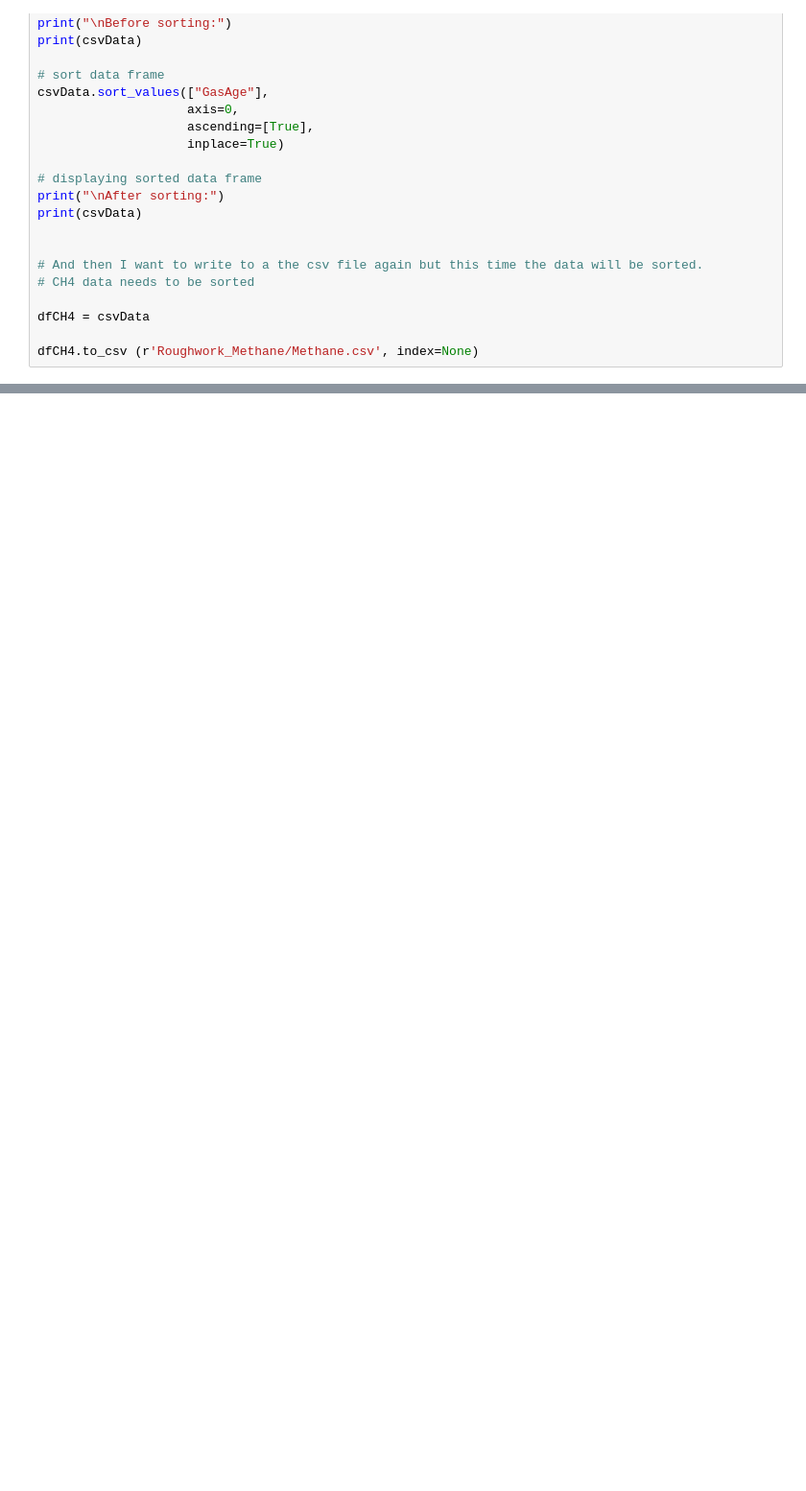
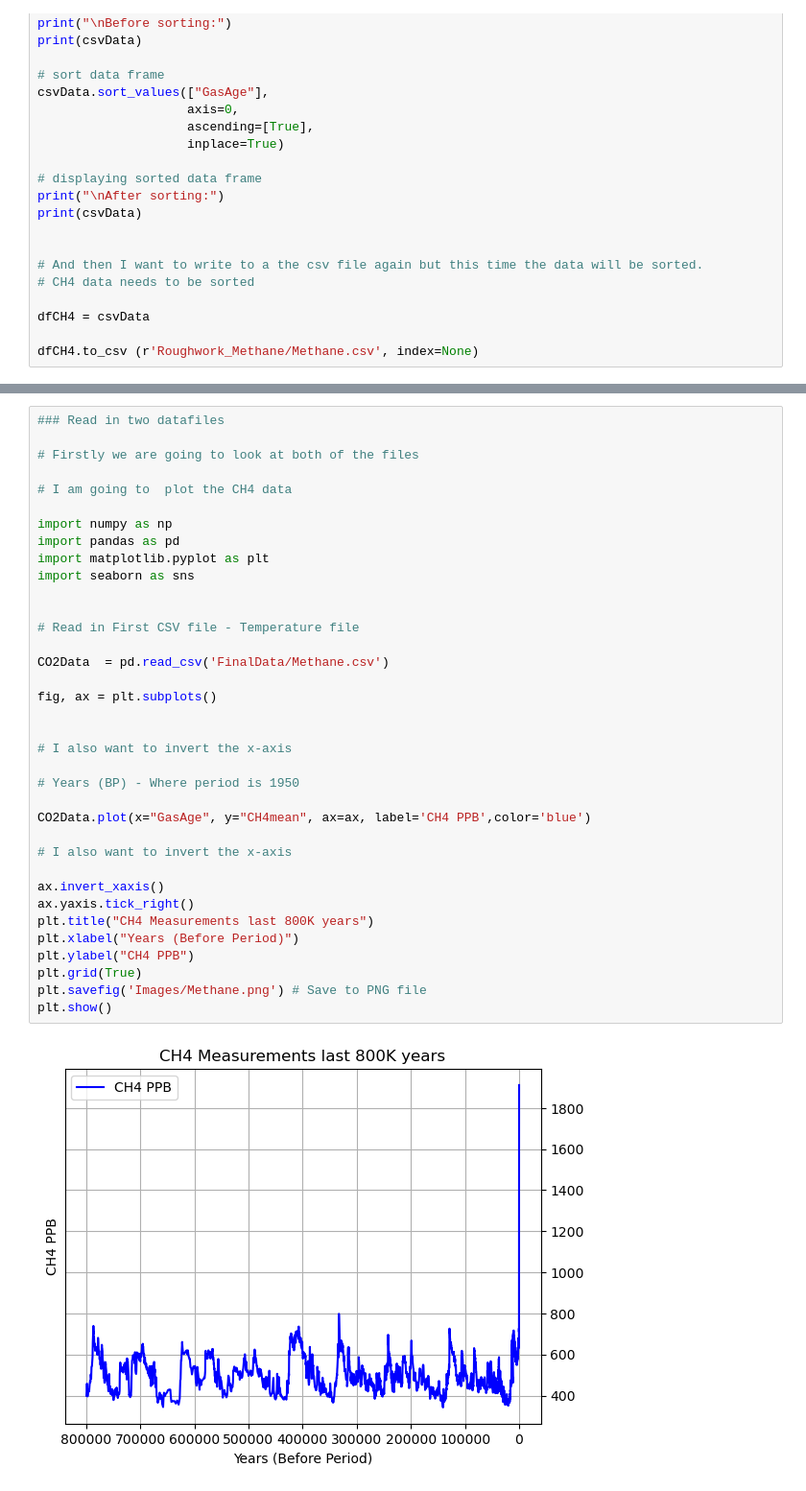
Before and after one commit to AudeAllen/PDA_Project2, a Jupyter notebook: PDA_Project2.ipynb, the cells around one changed output, grey strips where cells are left out. Shown at 96% size. Saved outputs shown, nothing was run; the diff lists cells and outputs as text; blank space fills up the shorter version.

Commit message:
Plot Methane and Temperature Data

```diff
--- a/PDA_Project2.ipynb
+++ b/PDA_Project2.ipynb
@@ -672,0 +716,38 @@ shutil.copyfile(source, target)
+# %%
+### Read in two datafiles
+
+# Firstly we are going to look at both of the files
+
+# I am going to  plot the CH4 data
+
+import numpy as np
+import pandas as pd
+import matplotlib.pyplot as plt
+import seaborn as sns
+
+
+# Read in First CSV file - Temperature file
+
+CO2Data  = pd.read_csv('FinalData/Methane.csv')
+
+fig, ax = plt.subplots()
+
+
+# I also want to invert the x-axis
+
+# Years (BP) - Where period is 1950
+
+CO2Data.plot(x="GasAge", y="CH4mean", ax=ax, label='CH4 PPB',color='blue')
+
+# I also want to invert the x-axis
+
+ax.invert_xaxis()
+ax.yaxis.tick_right()
+plt.title("CH4 Measurements last 800K years")
+plt.xlabel("Years (Before Period)")
+plt.ylabel("CH4 PPB")
+plt.grid(True)
+plt.savefig('Images/Methane.png') # Save to PNG file
+plt.show()
+# %% [output]
+[figure, added]
```
Also changed, not shown: parts of 11 cells of this notebook, 2 other files.
